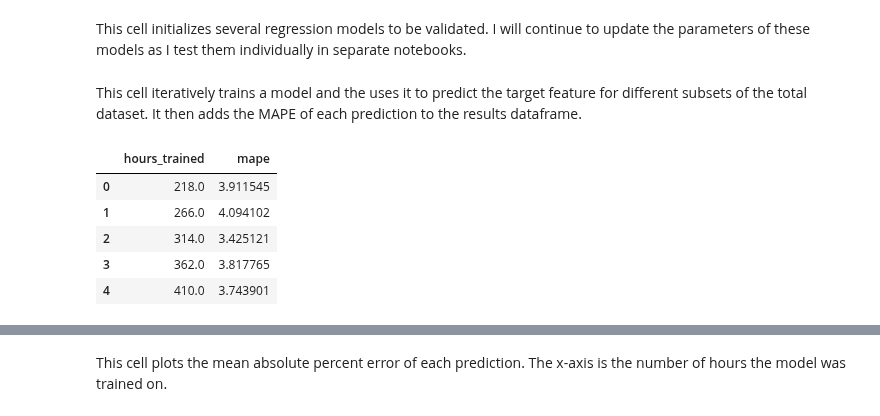
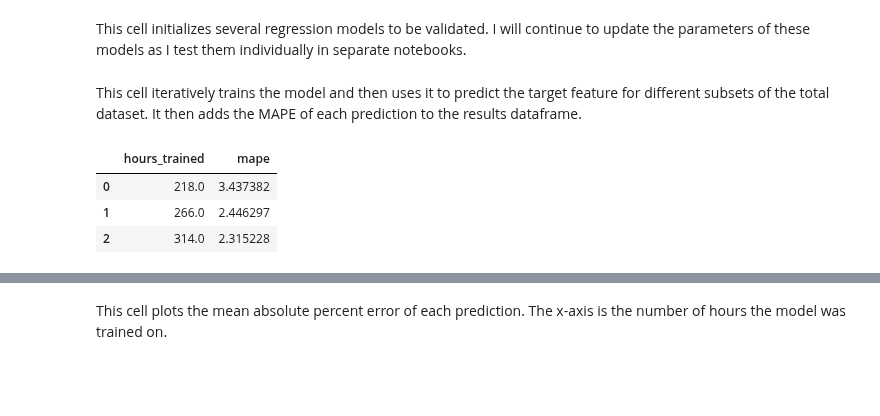
Before and after one commit to kevinkoste/university-load-forecasting, a Jupyter notebook: models/model_validation.ipynb, the cells around one changed output, grey strips where cells are left out. Cells and saved outputs as stored; diff of their text form; code cells hidden in the pictures; blank space fills up the shorter version.

```diff
--- a/models/model_validation.ipynb
+++ b/models/model_validation.ipynb
@@ -44,7 +42,7 @@ X['weekofyear'] = X['date'].dt.weekofyear
 
 
 # process weather features (maybe move this to the end of the weather pipeline before export?)
-weather = pd.read_csv('data/weather_clean.csv',index_col=0)
+weather = pd.read_csv('../data/weather_clean.csv',index_col=0)
 weather.index = pd.to_datetime(weather.index,format='%Y-%m-%d %H:00:00')
 weather = weather.iloc[:,[0,4]]
 for k in weather.columns:
@@ -80,43 +78,44 @@ mlp_regression = MLPRegressor()
 
 xbg_regression = XGBRegressor(n_estimators=1000)
 # %% [markdown]
-This cell iteratively trains a model and the uses it to predict the target feature for different subsets of the total dataset. It then adds the MAPE of each prediction to the results dataframe.
+This cell iteratively trains the model and then uses it to predict the target feature for different subsets of the total dataset. It then adds the MAPE of each prediction to the results dataframe.
 # %%
 # construct empty dataframe to populate with results
 results = pd.DataFrame(columns=['hours_trained','mape'])
 
 # define split times and end times to cut X and y into training and testing sets
-split_times = pd.date_range(start='2018-01-10 08:00:00',freq='2D',periods=80)
+split_times = pd.date_range(start='2018-01-10 08:00:00',freq='2D',periods=30)
 end_times = split_times.shift(39,freq='H')
 
 # loop to run models and add hours_trained & mape data to the mapes dataframe
 for i in range(len(split_times)):
 
     # define training and testing sets based on split_times and end_times
     X_train = X.loc[X.index <= split_times[i]].copy()
     X_test = X.loc[(X.index > split_times[i]) & (X.index <= end_times[i])].copy()
     y_train = y.loc[y.index <= split_times[i]].copy()
     y_test = y.loc[(y.index > split_times[i]) & (y.index <= end_times[i])].copy()
 
     # define model, choosing one from above
-    model = linear_regression
+    model = xbg_regression
 
     # train model and predict on test set
-    reg = model.fit(X_train,y_train)
+    reg = model.fit(X_train, y_train,
+        eval_set=[(X_train, y_train), (X_test, y_test)],
+        early_stopping_rounds=50,
+        verbose=False)
     y_pred = reg.predict(X_test)
 
     # store the results of the model and append the results dataframe
     hours_trained = len(X_train)
     mape = np.mean(np.abs((y_test - y_pred) / y_test))*100
 
     results = results.append({'hours_trained':hours_trained,'mape':mape},ignore_index=True)
 
 # show the first few results to give a sense of the data
 results.head(3)
 # %% [output]
 |  | hours_trained | mape |
-| 0 | 218.0 | 3.911545 |
-| 1 | 266.0 | 4.094102 |
-| 2 | 314.0 | 3.425121 |
-| 3 | 362.0 | 3.817765 |
-| 4 | 410.0 | 3.743901 |
+| 0 | 218.0 | 3.437382 |
+| 1 | 266.0 | 2.446297 |
+| 2 | 314.0 | 2.315228 |
```
Also changed, not shown: parts of 4 cells of this notebook, 5 other files.
